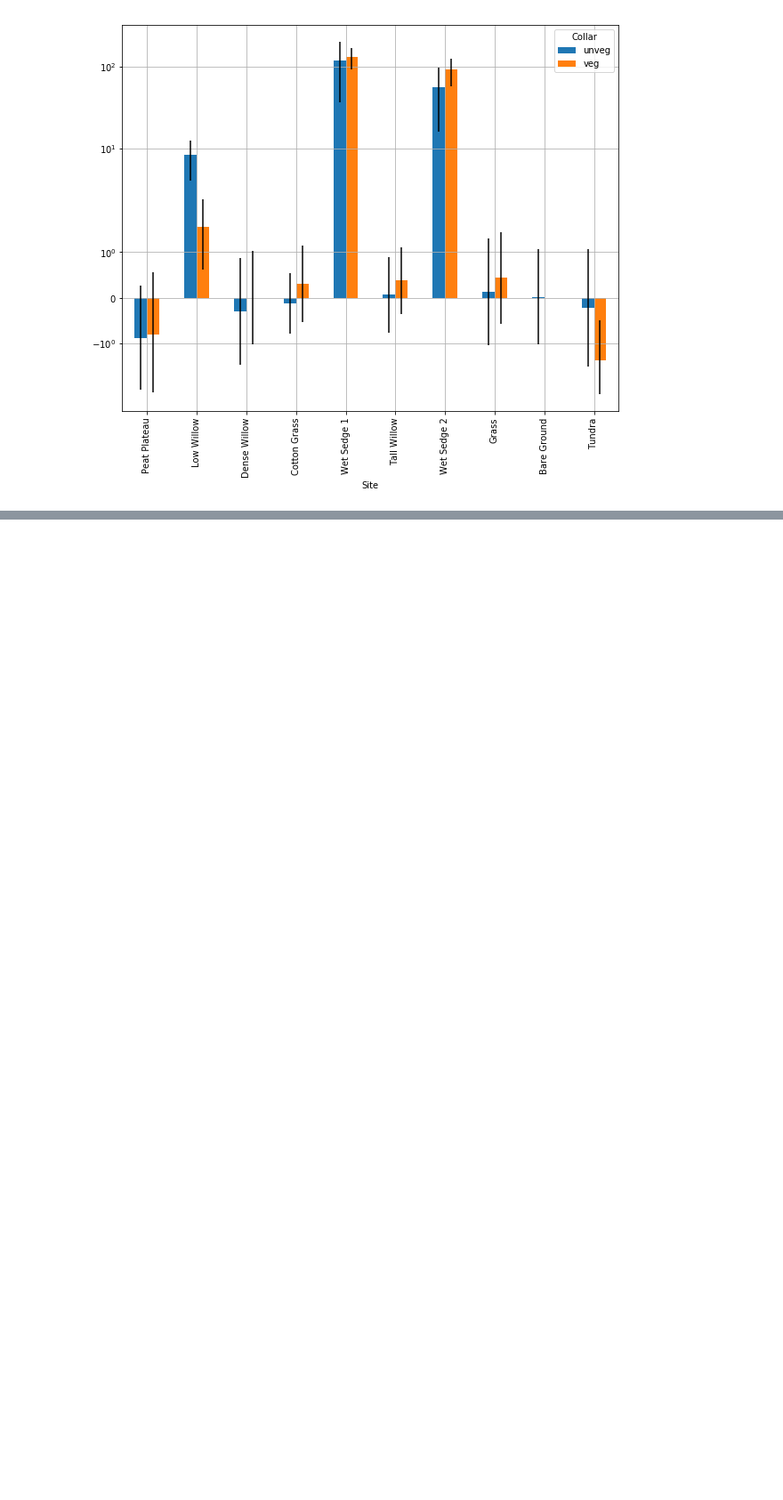
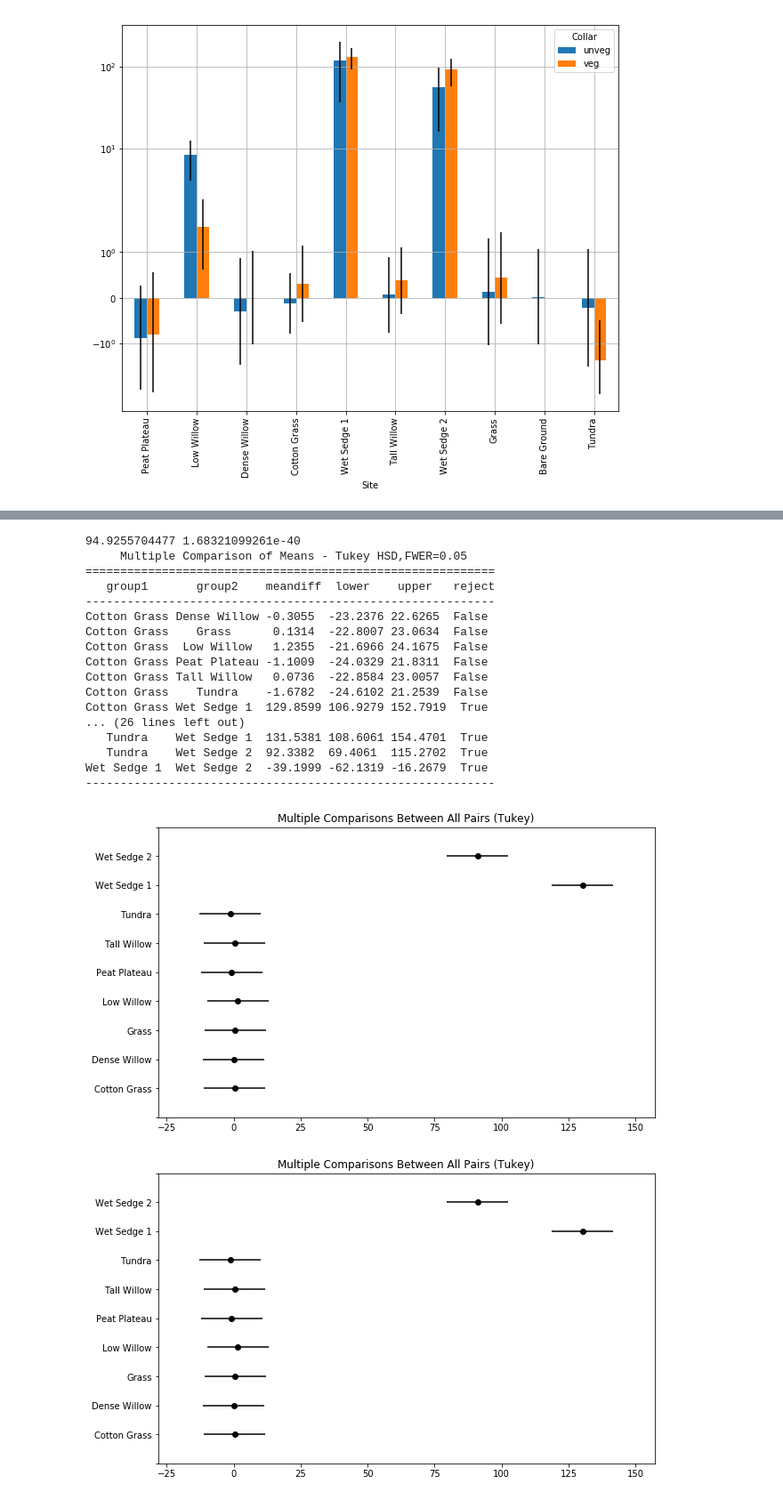
Before and after one commit to June-Skeeter/Illisarvik_Processing, a Jupyter notebook: Compiler.ipynb, the cells around one changed output, grey strips where cells are left out. Shown: that part at 89% size. Drawn from its saved outputs; the diff is of its cells as text; code cells hidden in the pictures; blank space fills up the shorter version.

```diff
--- a/Compiler.ipynb
+++ b/Compiler.ipynb
@@ -119,6 +120,10 @@ Names={'T12' : 'Tundra',
 'H6' : 'Wet Sedge 2',
 'H7' : 'Grass',
 'J6' : 'Bare Ground'}
+
+CD=pd.read_csv(Root+'ChamberData.csv',header=0,parse_dates={'datetime':[1,2]},
+               index_col=['Site','Collar','datetime'])
+CD['SiteName'] = ' '
 
 fig,axes = plt.subplots(2,1,figsize = (10,10),sharex=True)
 for site in CD.index.get_level_values(0).unique():
@@ -132,8 +137,12 @@ for site in CD.index.get_level_values(0).unique():
 #         axes[2].plot(CD.loc[site,'veg']['CO2 Flux (umol/m2/s)']-CD.loc[site,'unveg']['CO2 Flux (umol/m2/s)'],
 #              linestyle=':',label=Names[site]+' Clipped',marker = 'o',linewidth=0)
         print(Names[site]+' Mean Diff: ',
-  CD.loc[site,'veg']['CO2 Flux (umol/m2/s)'].mean()-CD.loc[site,'unveg']['CO2 Flux (umol/m2/s)'].mean())
+          CD.loc[site,'veg']['CO2 Flux (umol/m2/s)'].mean()-CD.loc[site,'unveg']['CO2 Flux (umol/m2/s)'].mean())
 
+        CD.loc[site,'veg']['SiteName']=Names[site]
+    CD.loc[site,'unveg']['SiteName']=Names[site]
+#     print(Names[site])
+#     print(CD.loc[site]['SiteName'])
     axes[1].plot(CD.loc[site,'unveg']['CO2 Flux (umol/m2/s)'],
              linestyle=':',label=Names[site]+' Clipped',marker = 'o',linewidth=0)
 
@@ -301,0 +255,57 @@ KeyError: 'Collar'
+# %%
+Names={'T12' : 'Tundra',
+'B6' : 'Peat Plateau',
+'C3' : 'Low Willow',
+'E2' : 'Dense Willow',
+'E7' : 'Cotton Grass',
+'F3' : 'Wet Sedge 1',
+'F8' : 'Tall Willow',
+'H6' : 'Wet Sedge 2',
+'H7' : 'Grass',
+'J6' : 'Bare Ground'}
+
+f,p = stats.f_oneway(CD.loc['T12','veg'][Flux],
+                    CD.loc['B6','veg'][Flux],
+                    CD.loc['C3','veg'][Flux],
+                    CD.loc['E2','veg'][Flux],
+                    CD.loc['E7','veg'][Flux],
+                    CD.loc['F3','veg'][Flux],
+                    CD.loc['F8','veg'][Flux],
+                    CD.loc['H6','veg'][Flux],
+                    CD.loc['H7','veg'][Flux])
+#                     CD.loc['J6','veg'][Flux])
+print(f,p)
+
+
+from statsmodels.stats.multicomp import pairwise_tukeyhsd
+from statsmodels.stats.multicomp import MultiComparison
+CD2 = CD.swaplevel(i=0,j=1)
+# print(CD2.loc['veg'][Flux].values)
+# print(CD2.loc['veg']['SiteName'].values)/
+
+mc = MultiComparison(CD2.loc['veg'][Flux], CD2.loc['veg']['SiteName'])
+result = mc.tukeyhsd()
+
+print(result)
+# print(mc.groupsunique)
+result.plot_simultaneous()
+# %% [output]
+94.9255704477 1.68321099261e-40
+     Multiple Comparison of Means - Tukey HSD,FWER=0.05
+===========================================================
+   group1       group2    meandiff  lower    upper   reject
+-----------------------------------------------------------
+Cotton Grass Dense Willow -0.3055  -23.2376 22.6265  False
+Cotton Grass    Grass      0.1314  -22.8007 23.0634  False
+Cotton Grass  Low Willow   1.2355  -21.6966 24.1675  False
+Cotton Grass Peat Plateau -1.1009  -24.0329 21.8311  False
+Cotton Grass Tall Willow   0.0736  -22.8584 23.0057  False
+Cotton Grass    Tundra    -1.6782  -24.6102 21.2539  False
+Cotton Grass Wet Sedge 1  129.8599 106.9279 152.7919  True
+... (26 lines left out)
+   Tundra    Wet Sedge 1  131.5381 108.6061 154.4701  True
+   Tundra    Wet Sedge 2  92.3382  69.4061  115.2702  True
+Wet Sedge 1  Wet Sedge 2  -39.1999 -62.1319 -16.2679  True
+-----------------------------------------------------------
+[figure, added]
+[figure, added]
```
Also changed, not shown: parts of 6 cells of this notebook, 1 other file.
